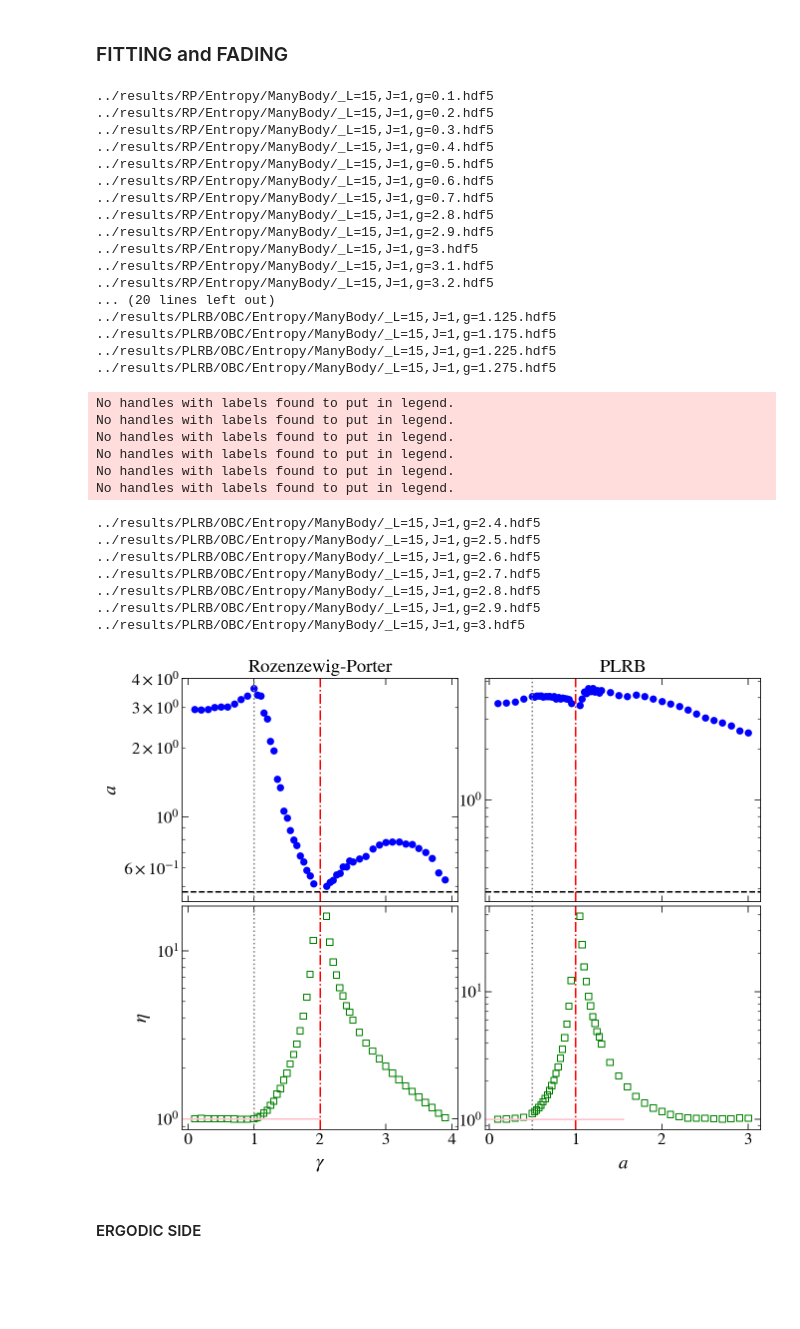
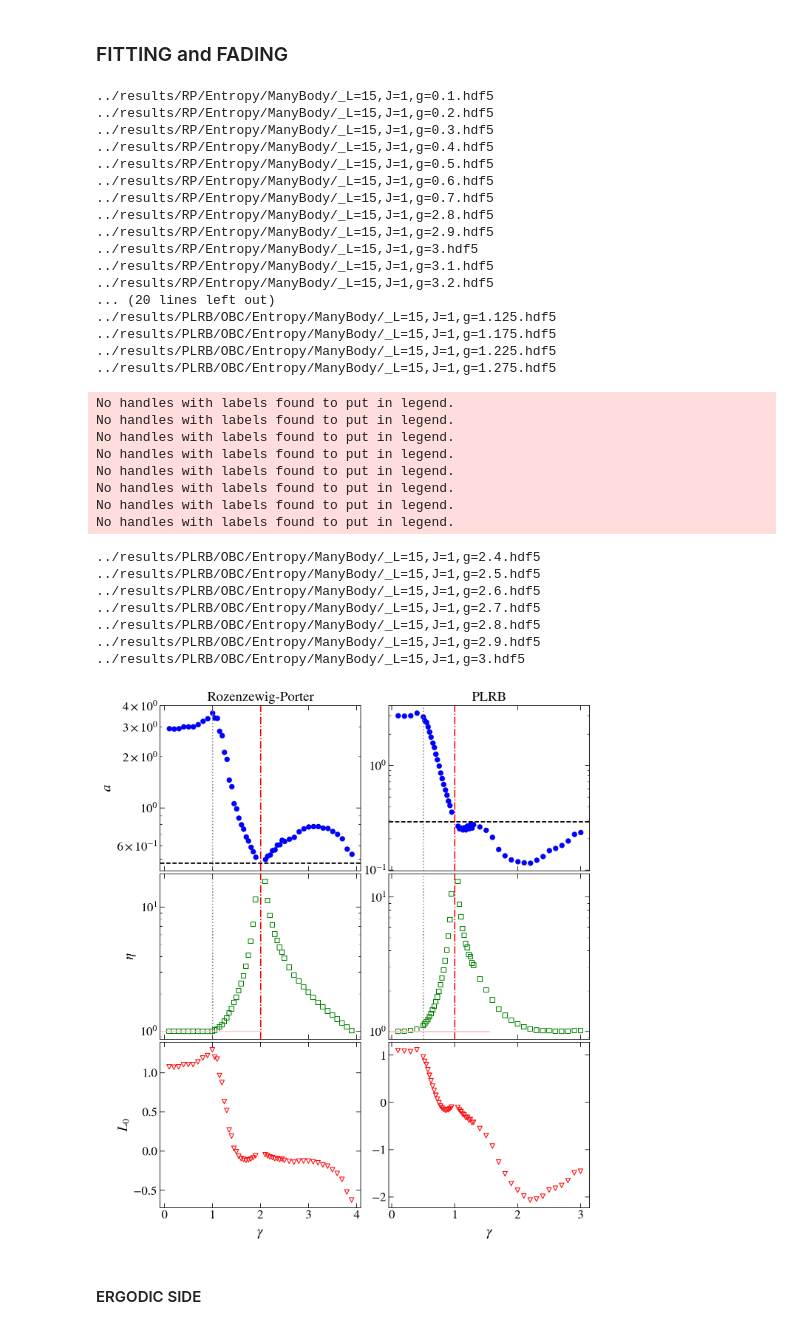
Before and after one commit to Rafal-Swietek/QHamSolver, a Jupyter notebook: Quadratic/Jupyter_Python/entropy.ipynb, the cells around one changed output. Drawn from its saved outputs; the diff is of its cells as text; code cells hidden in the pictures; blank space fills up the shorter version.

```diff
--- a/Quadratic/Jupyter_Python/entropy.ipynb
+++ b/Quadratic/Jupyter_Python/entropy.ipynb
@@ -739,9 +739,10 @@ colors_ls = (list(mcolors.TABLEAU_COLORS)[:500])
 colors_ls_cyc = itertools.cycle(colors_ls)
 markers = itertools.cycle(['o','s','v', 'D', '*', 'X', '^', '<', '+'])
 
-fig, axes = plt.subplots( nrows=2, ncols=2, figsize=(10,8), dpi = 150, sharex = 'col')
+fig, axes = plt.subplots( nrows=3, ncols=2, figsize=(10,12), dpi = 150, sharex = 'col')
 axis = axes[0, :]
 ax = axes[1, :]
+axaa = axes[2, :]
 
 g_vals = np.arange(0.1, 4.0, 0.1)
 g_vals2 = np.arange(1.05, 2.5, 0.1)
@@ -751,13 +752,13 @@ sizes = np.arange(6, 16, 1)
 dims = 2**(sizes)
 
 sc = 0.678636191834132
-def _fit1(L, L0, eta):
+def _fit1(L, c, eta):
     # return 1 - (1-sc) * 2**(-(L - L0) / eta)
-    return 1 / ( 1 + L0 * 2**(-L / eta) )
+    return 1 / ( 1 + c * 2**(-L / eta) )
 
-def _fit2(L, L0, xi):
+def _fit2(L, c, xi):
     # return (sc) * 2**(-(L - L0) / xi)
-    return 1 / ( 1 + L0 * 2**(L / xi) )
+    return 1 / ( 1 + c * 2**(L / xi) )
 
 prefactor = []
 etas = []
@@ -818,15 +819,17 @@ ax[0].axvline(x=1, ls=':', color='gray')
 ax[0].axvline(x=2, ls='-.', color='r')
 ax[0].scatter(g_vals, etas, marker = 's', color='green', facecolor='None')
 
+axaa[0].scatter(g_vals, np.log(prefactor) / etas, marker = 'v', color='red', facecolor='None')
+
 x = np.linspace(1, 2, 1000)
 # ax[0].plot(x, 1/np.abs(x - 2), ls='-', color='orange', lw=5, alpha=0.3)
 
 sc = 0.7757388675621517
-def _fit1(L, L0, eta):
-    return 1 - (1 - sc) * 2**(-(L - L0) / eta)
+# def _fit1(L, c, eta):
+#     return 1 - c * 2**(-L / eta)
 
-def _fit2(L, L0, xi):
-    return (sc) * 2**(-(L - L0) / xi)
+# def _fit2(L, c, xi):
+#     return c * 2**(-L / xi)
 prefactor = []
 etas = []
 g_vals = np.arange(0.1, 3.1, 0.1)
@@ -885,6 +888,8 @@ ax[1].axvline(x=0.5, ls=':', color='gray')
 ax[1].axvline(x=1, ls='-.', color='r')
 ax[1].scatter(g_vals, etas, marker = 's', color='green', facecolor='None')
 
+axaa[1].scatter(g_vals, np.log(prefactor) / etas, marker = 'v', color='red', facecolor='None')
+
 x = np.linspace(0.5, 3, 1000)
 # ax[1].plot(x, 0.5/np.abs(x - 1), ls='-', color='orange', lw=5, alpha=0.3)
 
@@ -895,49 +900,53 @@ axis[0].set_title(r"Rozenzewig-Porter", fontsize=18)
 axis[1].set_title(r"PLRB", fontsize=18)
 fig_help.set_plot_elements(axis[0], xlabel=r"$\gamma$", ylabel=r"$a$", font_size=16, set_legend=True, xscale='linear', yscale='log')
 fig_help.set_plot_elements(ax[0], xlabel=r"$\gamma$", ylabel=r"$\eta$", font_size=16, set_legend=True, xscale='linear', yscale='log')
+fig_help.set_plot_elements(axaa[0], xlabel=r"$\gamma$", ylabel=r"$L_0$", font_size=16, set_legend=True, xscale='linear', yscale='linear')
 fig_help.set_legend(axis[0], loc = 'lower left', fontsize=13, anchor=(-0.04, -0.03))
 
 fig_help.set_plot_elements(axis[1], xlabel=r"$a$", ylabel=r"", font_size=16, set_legend=True, xscale='linear', yscale='log')
 fig_help.set_plot_elements(ax[1], xlabel=r"$a$", ylabel=r"", font_size=16, set_legend=True, xscale='linear', yscale='log')
+fig_help.set_plot_elements(axaa[1], xlabel=r"$\gamma$", ylabel=r"", font_size=16, set_legend=True, xscale='linear', yscale='linear')
 fig_help.set_legend(axis[1], loc = 'lower left', fontsize=13, anchor=(-0.04, -0.03))
 
 
 # for ax in axis:
 #     ax.axhline(y=2/np.log(2), ls='--', c='k', xmax=0.5)
 
-fig.subplots_adjust(wspace = 0.1, hspace=0.02)
+fig.subplots_adjust(wspace = 0.14, hspace=0.02)
 # %% [output]
 ../results/RP/Entropy/ManyBody/_L=15,J=1,g=0.1.hdf5
 ../results/RP/Entropy/ManyBody/_L=15,J=1,g=0.2.hdf5
 ../results/RP/Entropy/ManyBody/_L=15,J=1,g=0.3.hdf5
 ../results/RP/Entropy/ManyBody/_L=15,J=1,g=0.4.hdf5
 ../results/RP/Entropy/ManyBody/_L=15,J=1,g=0.5.hdf5
 ../results/RP/Entropy/ManyBody/_L=15,J=1,g=0.6.hdf5
 ../results/RP/Entropy/ManyBody/_L=15,J=1,g=0.7.hdf5
 ../results/RP/Entropy/ManyBody/_L=15,J=1,g=2.8.hdf5
 ../results/RP/Entropy/ManyBody/_L=15,J=1,g=2.9.hdf5
 ../results/RP/Entropy/ManyBody/_L=15,J=1,g=3.hdf5
 ../results/RP/Entropy/ManyBody/_L=15,J=1,g=3.1.hdf5
 ../results/RP/Entropy/ManyBody/_L=15,J=1,g=3.2.hdf5
 ... (20 lines left out)
 ../results/PLRB/OBC/Entropy/ManyBody/_L=15,J=1,g=1.125.hdf5
 ../results/PLRB/OBC/Entropy/ManyBody/_L=15,J=1,g=1.175.hdf5
 ../results/PLRB/OBC/Entropy/ManyBody/_L=15,J=1,g=1.225.hdf5
 ../results/PLRB/OBC/Entropy/ManyBody/_L=15,J=1,g=1.275.hdf5
 No handles with labels found to put in legend.
 No handles with labels found to put in legend.
 No handles with labels found to put in legend.
 No handles with labels found to put in legend.
 No handles with labels found to put in legend.
 No handles with labels found to put in legend.
+No handles with labels found to put in legend.
+No handles with labels found to put in legend.
 ../results/PLRB/OBC/Entropy/ManyBody/_L=15,J=1,g=2.4.hdf5
 ../results/PLRB/OBC/Entropy/ManyBody/_L=15,J=1,g=2.5.hdf5
 ../results/PLRB/OBC/Entropy/ManyBody/_L=15,J=1,g=2.6.hdf5
 ../results/PLRB/OBC/Entropy/ManyBody/_L=15,J=1,g=2.7.hdf5
 ../results/PLRB/OBC/Entropy/ManyBody/_L=15,J=1,g=2.8.hdf5
 ../results/PLRB/OBC/Entropy/ManyBody/_L=15,J=1,g=2.9.hdf5
 ../results/PLRB/OBC/Entropy/ManyBody/_L=15,J=1,g=3.hdf5
-[figure, old version]
+[figure, new version]
 # %% [markdown]
 #### ERGODIC SIDE
 # %%
```
Also changed, not shown: parts of 1 cell of this notebook, 6 other files.
